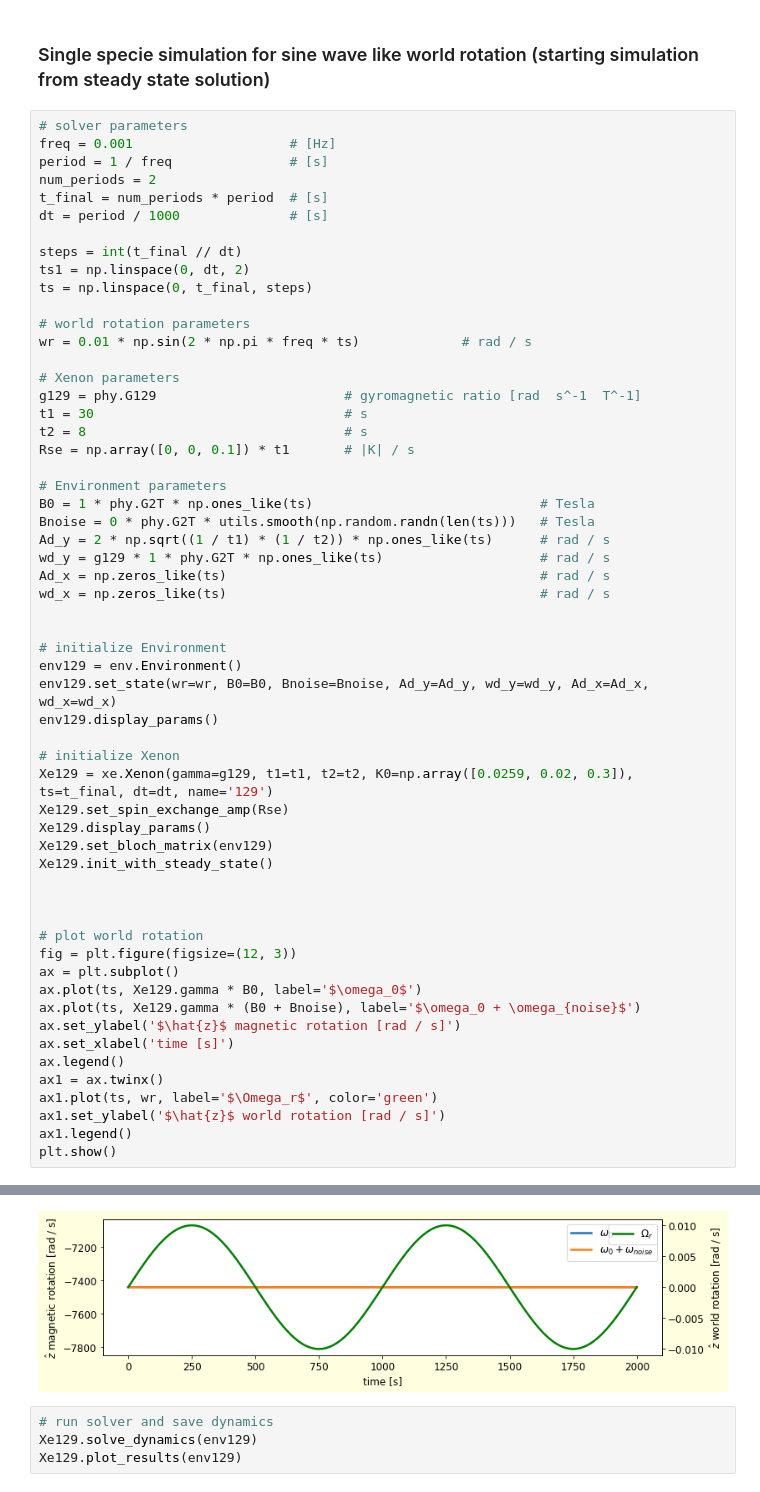
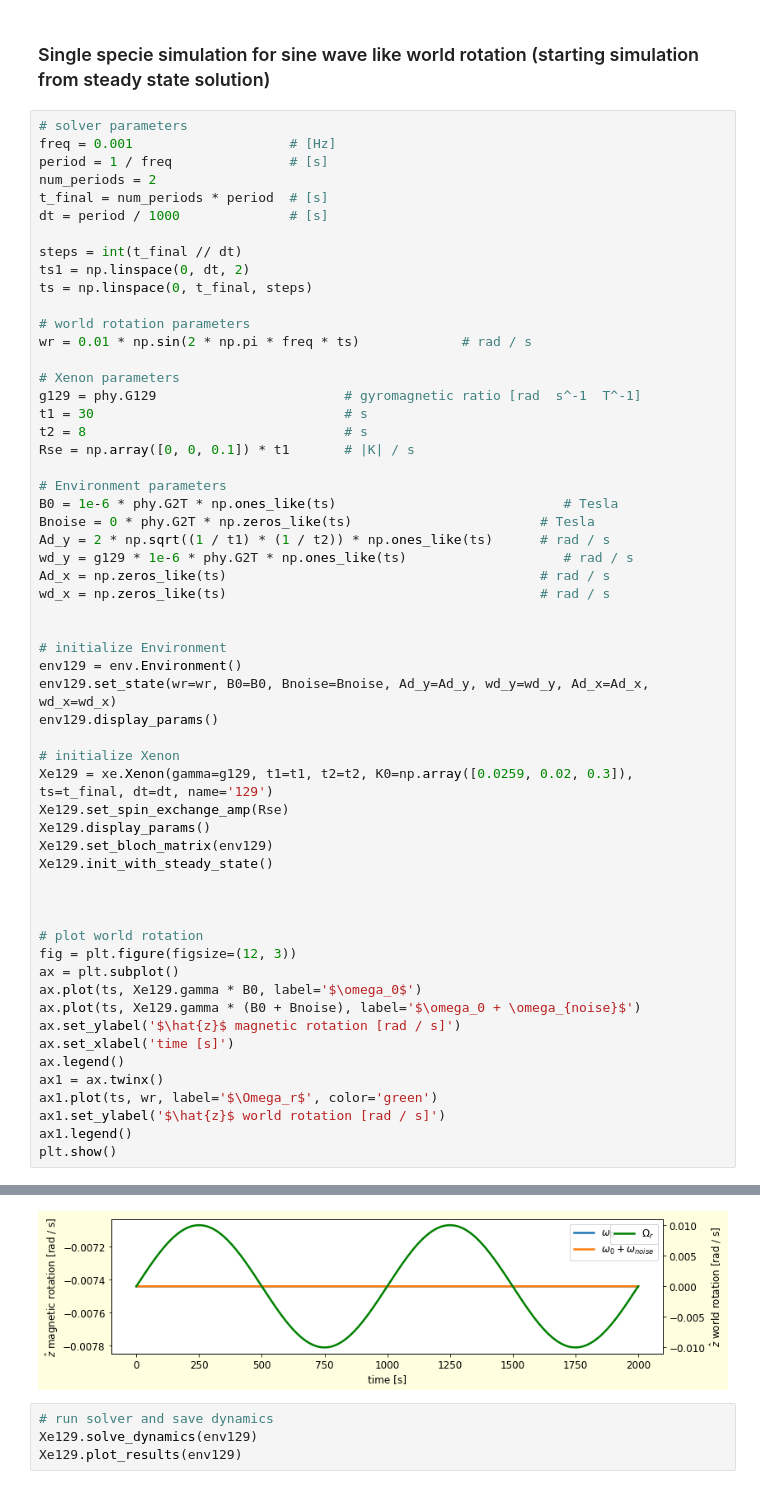
Before and after one commit to RoyElkabetz/NMR-gyroscope, a Jupyter notebook: src/single_specie_experiment.ipynb, the cells around one changed output, grey strips where cells are left out. Saved outputs shown, nothing was run; the diff lists cells and outputs as text.

```diff
--- a/src/single_specie_experiment.ipynb
+++ b/src/single_specie_experiment.ipynb
@@ -158,10 +154,10 @@ t2 = 8                                 # s
 Rse = np.array([0, 0, 0.1]) * t1       # |K| / s
 
 # Environment parameters
-B0 = 1 * phy.G2T * np.ones_like(ts)                             # Tesla
-Bnoise = 0 * phy.G2T * utils.smooth(np.random.randn(len(ts)))   # Tesla
+B0 = 1e-6 * phy.G2T * np.ones_like(ts)                             # Tesla
+Bnoise = 0 * phy.G2T * np.zeros_like(ts)                        # Tesla
 Ad_y = 2 * np.sqrt((1 / t1) * (1 / t2)) * np.ones_like(ts)      # rad / s
-wd_y = g129 * 1 * phy.G2T * np.ones_like(ts)                    # rad / s
+wd_y = g129 * 1e-6 * phy.G2T * np.ones_like(ts)                    # rad / s
 Ad_x = np.zeros_like(ts)                                        # rad / s
 wd_x = np.zeros_like(ts)                                        # rad / s
 
@@ -205,13 +201,13 @@ plt.show()
 | Ωd_y:                   0.12909944487358055
 | Ωr:                     0.0
 ===================================================================
 ===================================================================
 ... (5 lines left out)
 | K0:                     [0.0259 0.02   0.3   ]
 | Kt:                     [0. 0. 0.]
 | K steady:               [0. 0. 0.]
 ===================================================================
-[figure, old version]
+[figure, new version]
 # %%
 # run solver and save dynamics
 Xe129.solve_dynamics(env129)
```
Also changed, not shown: parts of 13 cells of this notebook.
